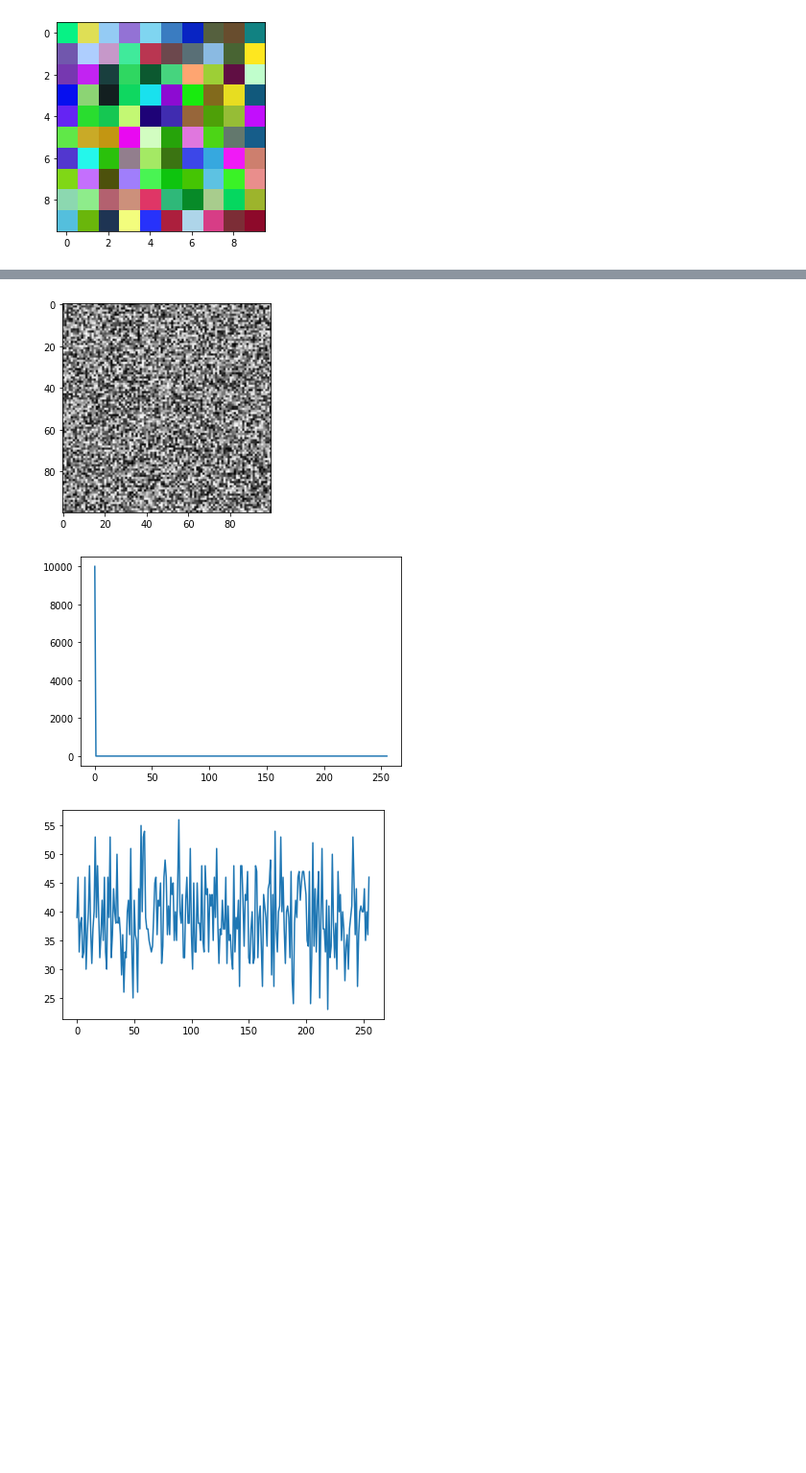
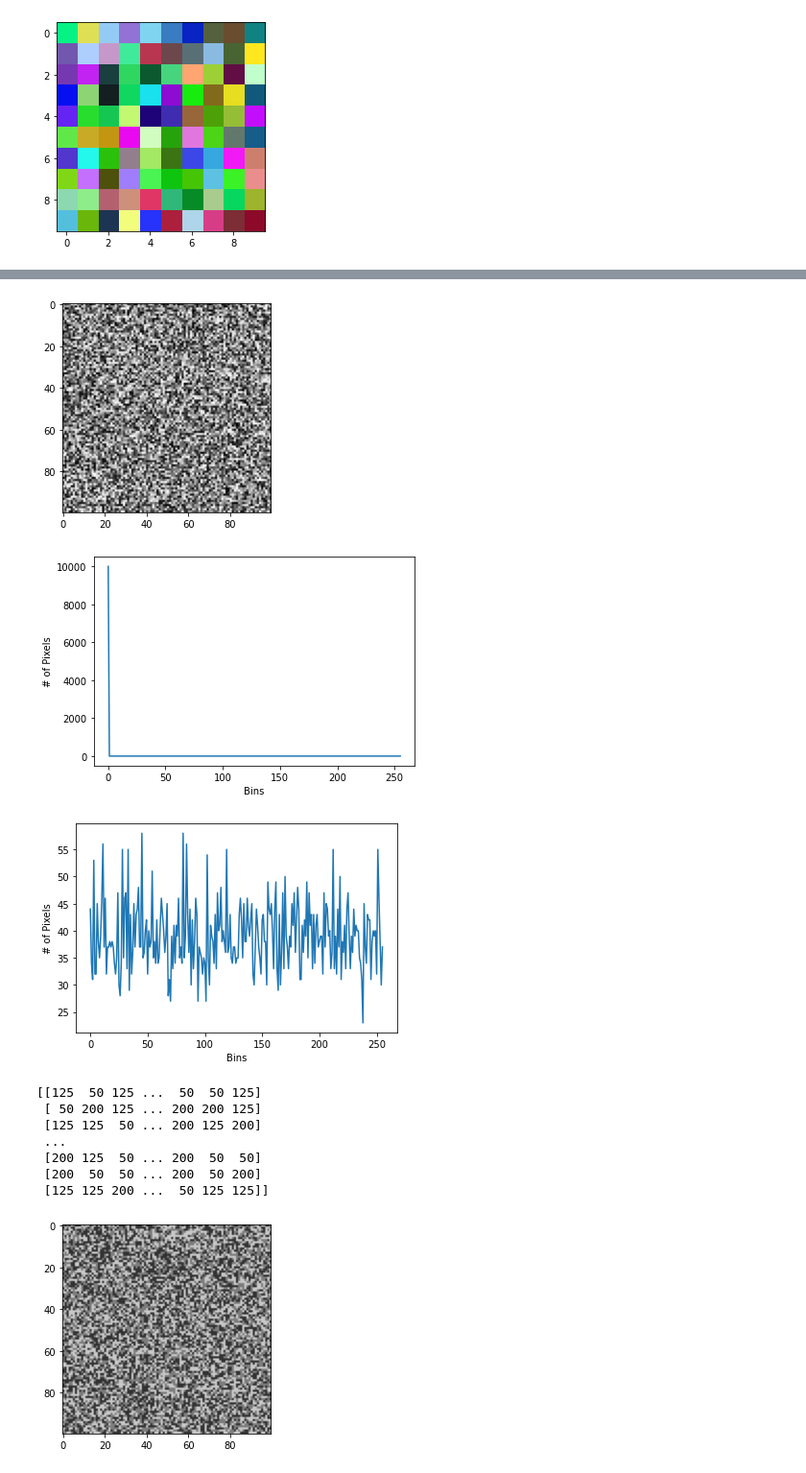
Before and after one commit to TheGer/pythonStuff, a Jupyter notebook: lesson_examples.ipynb, the cells around one changed output, grey strips where cells are left out. Shown: that part at 96% size. Saved outputs shown, nothing was run; the diff lists cells and outputs as text; code cells hidden in the pictures; blank space fills up the shorter version.

```diff
--- a/lesson_examples.ipynb
+++ b/lesson_examples.ipynb
@@ -139,31 +139,59 @@ Image.fromarray(MySecondImage.astype(np.uint8)).save('gerry.png')
 # %%
 #Starting Histograms
 
 import numpy as np
 import matplotlib.pyplot as plt
 
 import matplotlib.cm as cm
 import cv2
 
 #creating an empty 100x100 image
 HistogramImage = np.zeros([100,100],dtype='uint8')
 HistogramImage2 = np.random.randint(0,256,size=HistogramImage.shape).astype('uint8')
 
 plt.imshow(HistogramImage,cmap=cm.gray,vmin=0,vmax=256)
 plt.show()
 plt.imshow(HistogramImage2,cmap=cm.gray,vmin=0,vmax=256)
 plt.show()
 
 
-
+#The parameters of calcHist
+#1. Image (could be a LIST of images)
+#2. Channels (since it's black and white, we only have one channel)
+#3. Mask (another image can be used as a mask)
+#4. Histogram max size
+#5. Histogram RANGE (from one value to another)
 histogram = cv2.calcHist([HistogramImage],[0],None,[256],[0,256])
+plt.xlabel("Bins")
+plt.ylabel("# of Pixels")
 plt.plot(histogram)
 plt.show()
 histogram2 = cv2.calcHist([HistogramImage2],[0],None,[256],[0,256])
+plt.xlabel("Bins")
+plt.ylabel("# of Pixels")
 plt.plot(histogram2)
 plt.show()
+
+possible_values = [50,125,200]
+HistogramImage3 = np.random.choice(possible_values, size=[100,100]).astype('uint8')
+print(HistogramImage3)
+plt.imshow(HistogramImage3,cmap=cm.gray,vmin=0,vmax=256)
+plt.show()
+histogram3 = cv2.calcHist([HistogramImage3],[0],None,[256],[0,256])
+plt.xlabel("Bins")
+plt.ylabel("# of Pixels")
+plt.plot(histogram3)
+plt.show()
 # %% [output]
 [figure]
-[figure, old version]
+[figure, new version]
-[figure, old version]
+[figure, new version]
-[figure, old version]
+[figure, new version]
+[[125  50 125 ...  50  50 125]
+ [ 50 200 125 ... 200 200 125]
+ [125 125  50 ... 200 125 200]
+ ...
+ [200 125  50 ... 200  50  50]
+ [200  50  50 ... 200  50 200]
+ [125 125 200 ...  50 125 125]]
+[figure, added]
```
Also changed, not shown: parts of 1 cell of this notebook.
